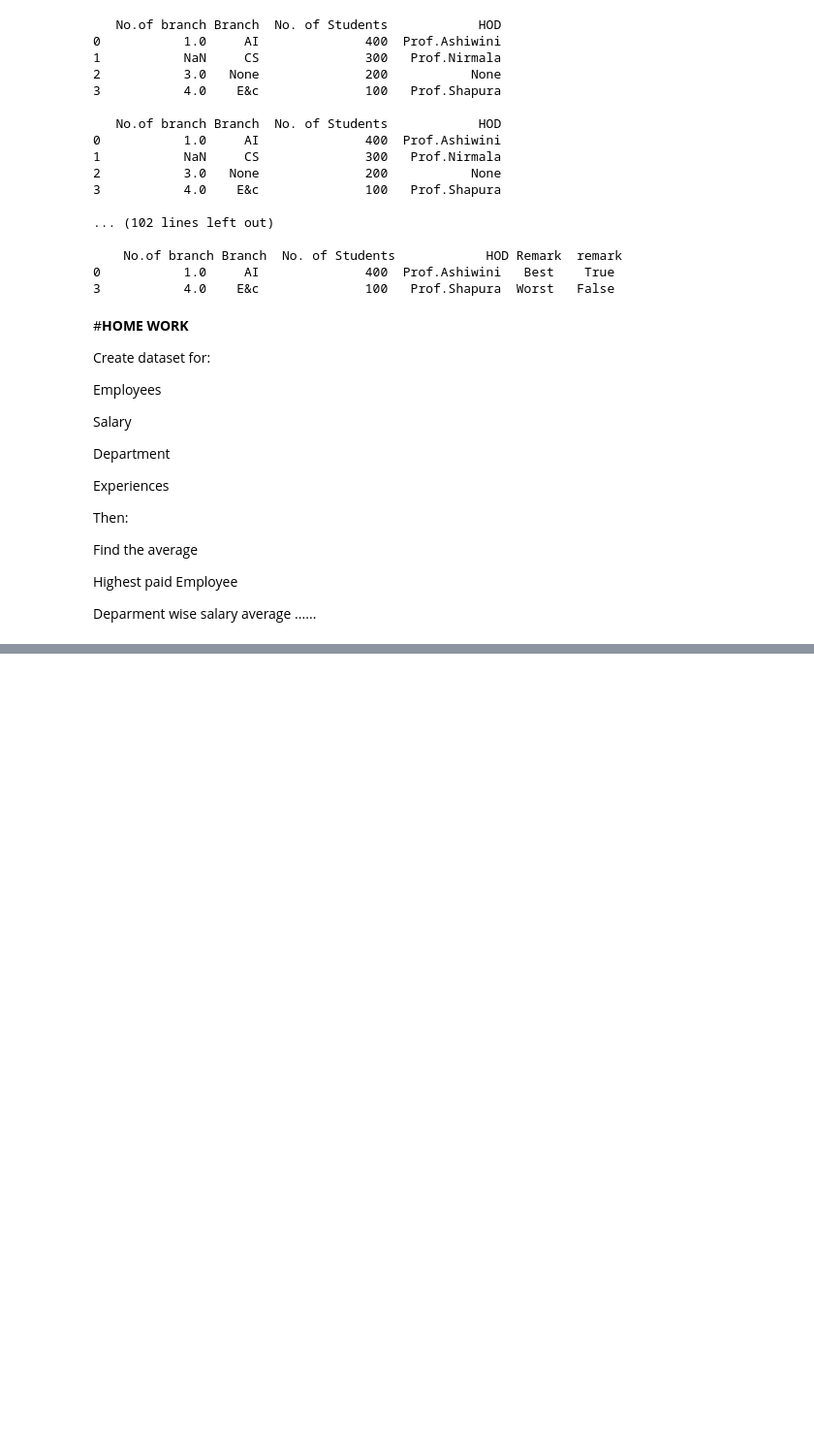
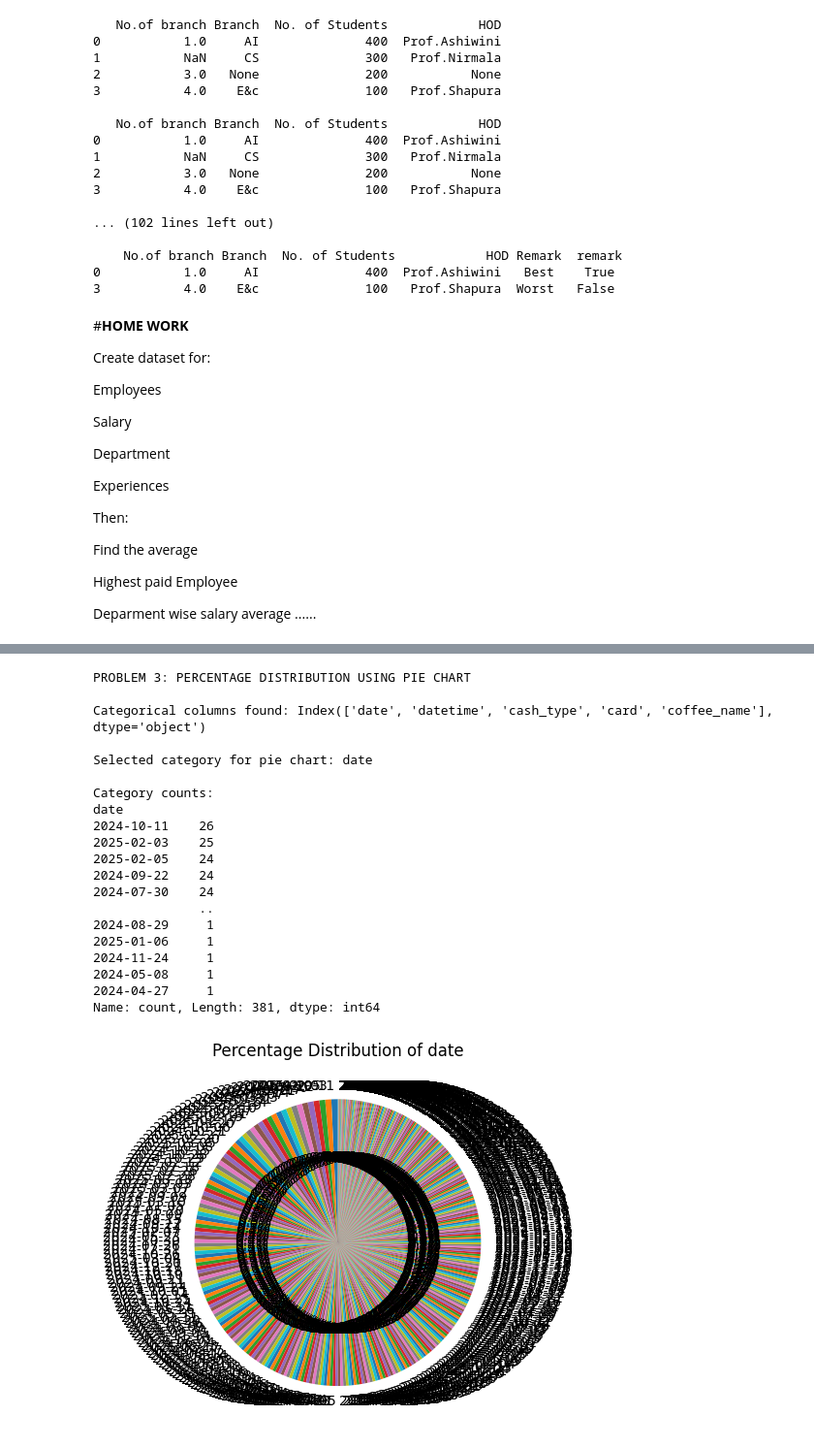
Before and after one commit to nimitha123-kd/Take-IT-Smart-Internship, a Jupyter notebook: Class1_PythonBasics_.ipynb, the cells around one changed output, grey strips where cells are left out. Shown at 97% size. Saved outputs shown, nothing was run; the diff lists cells and outputs as text; code cells hidden in the pictures; blank space fills up the shorter version.

```diff
--- a/Class1_PythonBasics_.ipynb
+++ b/Class1_PythonBasics_.ipynb
@@ -3446,0 +4015,50 @@ Which type of passenger more likely to survive???
+# %%
+print("PROBLEM 3: PERCENTAGE DISTRIBUTION USING PIE CHART\n")
+
+# Step 1: Find categorical columns
+categorical_columns = df1.select_dtypes(include='object').columns
+print("Categorical columns found:", categorical_columns)
+print()
+
+# Step 2: Select one categorical column
+selected_category = categorical_columns[0]
+print("Selected category for pie chart:", selected_category)
+print()
+
+# Step 3: Count values in the selected category
+category_values = df1[selected_category].value_counts()
+print("Category counts:")
+print(category_values)
+print()
+
+# Step 4: Show percentage distribution using pie chart
+category_values.plot(
+    kind='pie',
+    autopct='%1.1f%%',
+    startangle=90
+)
+plt.title("Percentage Distribution of " + selected_category)
+plt.ylabel("")   # Remove unnecessary label
+plt.show()
+# %% [output]
+PROBLEM 3: PERCENTAGE DISTRIBUTION USING PIE CHART
+
+Categorical columns found: Index(['date', 'datetime', 'cash_type', 'card', 'coffee_name'], dtype='object')
+
+Selected category for pie chart: date
+
+Category counts:
+date
+2024-10-11    26
+2025-02-03    25
+2025-02-05    24
+2024-09-22    24
+2024-07-30    24
+              ..
+2024-08-29     1
+2025-01-06     1
+2024-11-24     1
+2024-05-08     1
+2024-04-27     1
+Name: count, Length: 381, dtype: int64
+[figure, added]
```
Also changed, not shown: parts of 9 cells of this notebook.
